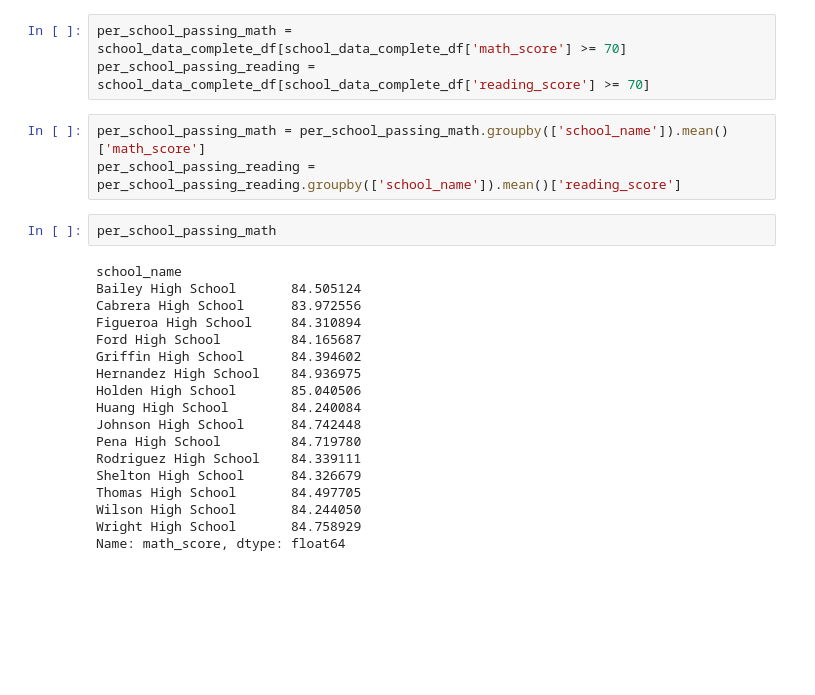
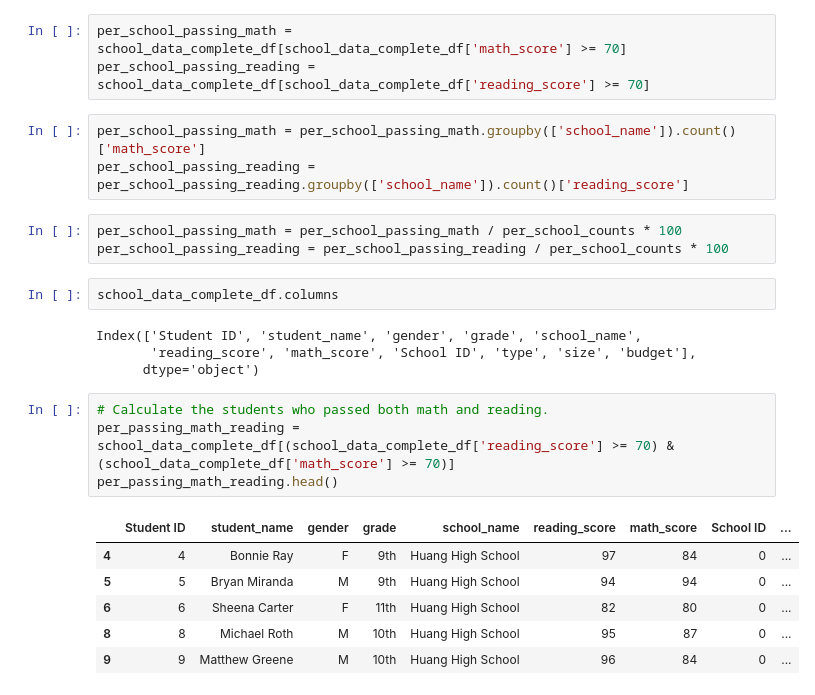
Before and after one commit to teao11/School_District_Analysis, a Jupyter notebook: PyCitySchools.ipynb, the cells around one changed output. Drawn from its saved outputs; the diff is of its cells as text; blank space fills up the shorter version.

```diff
--- a/PyCitySchools.ipynb
+++ b/PyCitySchools.ipynb
@@ -444,25 +406,25 @@ Name: reading_score, dtype: float64
 per_school_passing_math = school_data_complete_df[school_data_complete_df['math_score'] >= 70]
 per_school_passing_reading = school_data_complete_df[school_data_complete_df['reading_score'] >= 70]
 # %%
-per_school_passing_math = per_school_passing_math.groupby(['school_name']).mean()['math_score']
-per_school_passing_reading = per_school_passing_reading.groupby(['school_name']).mean()['reading_score']
+per_school_passing_math = per_school_passing_math.groupby(['school_name']).count()['math_score']
+per_school_passing_reading = per_school_passing_reading.groupby(['school_name']).count()['reading_score']
-# %%
-per_school_passing_math
-# %% [output]
-school_name
-Bailey High School       84.505124
-Cabrera High School      83.972556
-Figueroa High School     84.310894
-Ford High School         84.165687
-Griffin High School      84.394602
-Hernandez High School    84.936975
-Holden High School       85.040506
-Huang High School        84.240084
-Johnson High School      84.742448
-Pena High School         84.719780
-Rodriguez High School    84.339111
-Shelton High School      84.326679
-Thomas High School       84.497705
-Wilson High School       84.244050
-Wright High School       84.758929
-Name: math_score, dtype: float64
+# %%
+per_school_passing_math = per_school_passing_math / per_school_counts * 100
+per_school_passing_reading = per_school_passing_reading / per_school_counts * 100
+# %%
+school_data_complete_df.columns
+# %% [output]
+Index(['Student ID', 'student_name', 'gender', 'grade', 'school_name',
+       'reading_score', 'math_score', 'School ID', 'type', 'size', 'budget'],
+      dtype='object')
+# %%
+# Calculate the students who passed both math and reading.
+per_passing_math_reading = school_data_complete_df[(school_data_complete_df['reading_score'] >= 70) & (school_data_complete_df['math_score'] >= 70)]
+per_passing_math_reading.head()
+# %% [output]
+|  | Student ID | student_name | gender | grade | school_name | reading_score | math_score | School ID | ... |
+| 4 | 4 | Bonnie Ray | F | 9th | Huang High School | 97 | 84 | 0 | ... |
+| 5 | 5 | Bryan Miranda | M | 9th | Huang High School | 94 | 94 | 0 | ... |
+| 6 | 6 | Sheena Carter | F | 11th | Huang High School | 82 | 80 | 0 | ... |
+| 8 | 8 | Michael Roth | M | 10th | Huang High School | 95 | 87 | 0 | ... |
+| 9 | 9 | Matthew Greene | M | 10th | Huang High School | 96 | 84 | 0 | ... |
```
Also changed, not shown: parts of 10 cells of this notebook, 1 other file.
